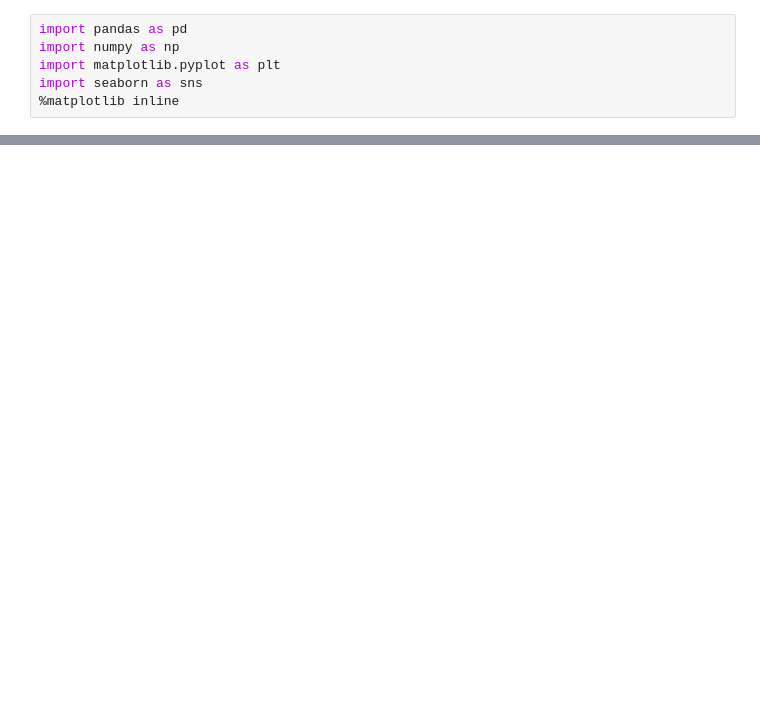
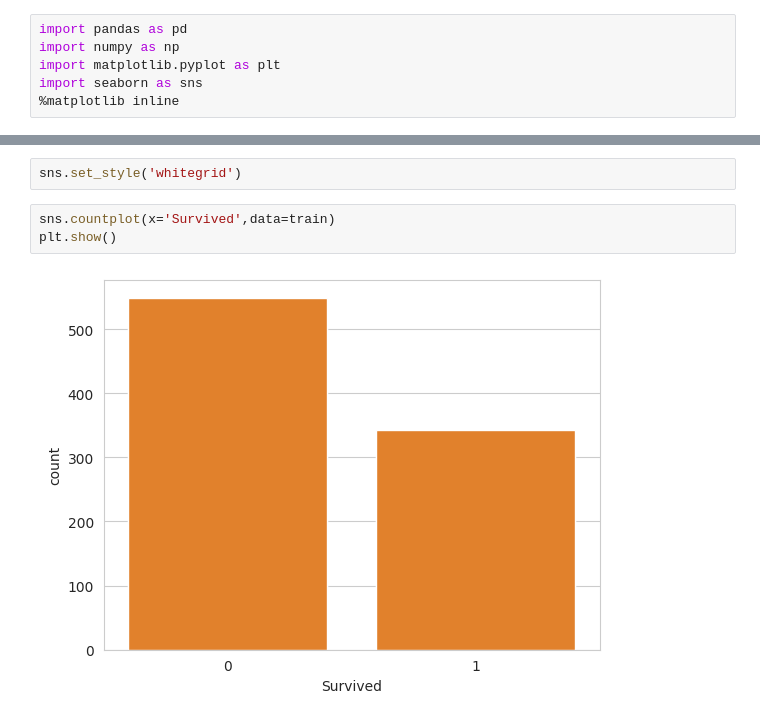
Before and after one commit to Gbohunmi/Python-for-Data-Science-and-Machine-Learning-Bootcamp-master, a Jupyter notebook: 13-Logistic-Regression/Logisitic_Regression.ipynb, the cells around one changed output, grey strips where cells are left out. Drawn from its saved outputs; the diff is of its cells as text; blank space fills up the shorter version.

```diff
--- a/13-Logistic-Regression/Logisitic_Regression.ipynb
+++ b/13-Logistic-Regression/Logisitic_Regression.ipynb
@@ -37,0 +38,7 @@ plt.show()
+# %%
+sns.set_style('whitegrid')
+# %%
+sns.countplot(x='Survived',data=train)
+plt.show()
+# %% [output]
+[figure, added]
```
Also changed, not shown: parts of 3 cells of this notebook.
